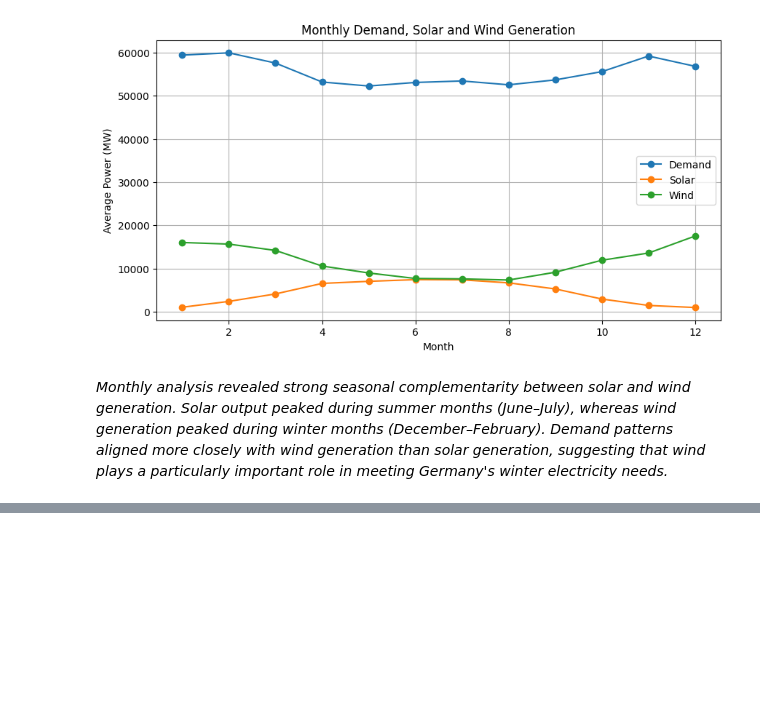
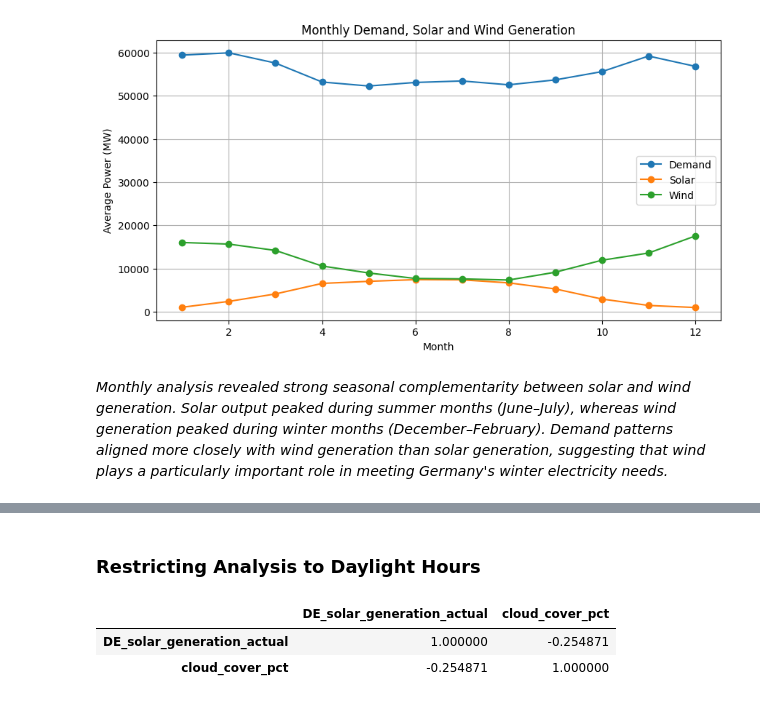
Before and after one commit to Kendivoen/energy-analytics-platform, a Jupyter notebook: notebooks/03_exploratory_data_analysis.ipynb, the cells around one changed output, grey strips where cells are left out. Saved outputs shown, nothing was run; the diff lists cells and outputs as text; code cells hidden in the pictures; blank space fills up the shorter version.

```diff
--- a/notebooks/03_exploratory_data_analysis.ipynb
+++ b/notebooks/03_exploratory_data_analysis.ipynb
@@ -624,0 +645,17 @@ plt.show()
+# %% [markdown]
+### Restricting Analysis to Daylight Hours
+# %%
+solar_daylight = eda_df[
+    eda_df['DE_solar_generation_actual'] > 0
+]
+
+solar_daylight[
+    [
+        'DE_solar_generation_actual',
+        'cloud_cover_pct'
+    ]
+].corr()
+# %% [output]
+|  | DE_solar_generation_actual | cloud_cover_pct |
+| DE_solar_generation_actual | 1.000000 | -0.254871 |
+| cloud_cover_pct | -0.254871 | 1.000000 |
```
Also changed, not shown: parts of 20 cells of this notebook.
